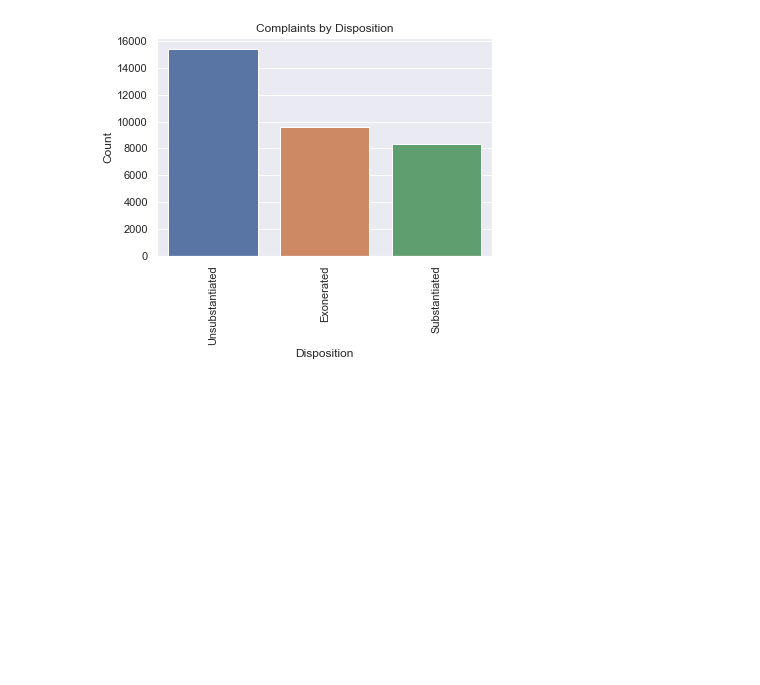
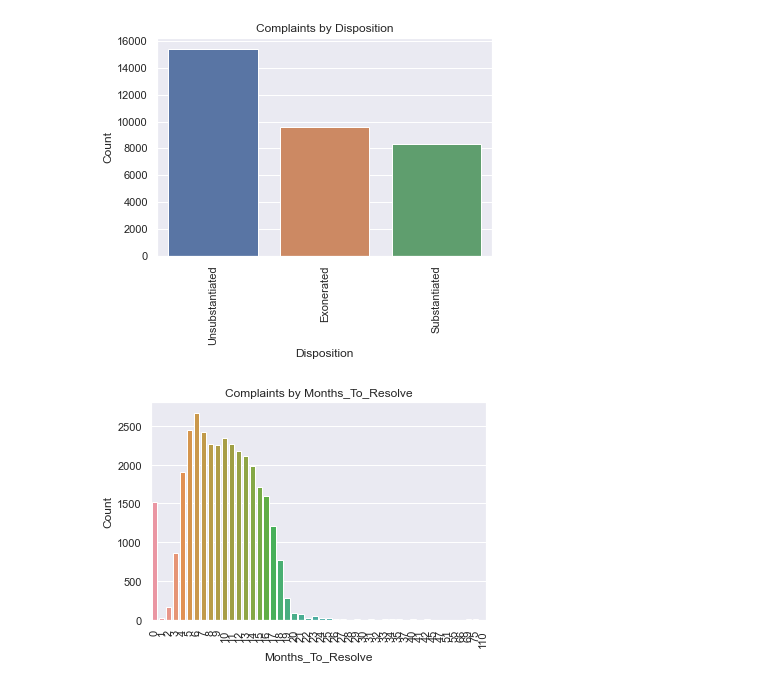
Before and after one commit to rcharan/ccrb-complaints, a Jupyter notebook: analysis.ipynb, the cells around one changed output. Cells and saved outputs as stored; diff of their text form; code cells hidden in the pictures; blank space fills up the shorter version.

Commit message:
Months to Resolve plot

```diff
--- a/analysis.ipynb
+++ b/analysis.ipynb
@@ -421,0 +425,5 @@ plt.show()
+# %%
+dist_plot('months_to_resolve')
+plt.show()
+# %% [output]
+[figure, added]
```
Also changed, not shown: parts of 1 cell of this notebook.
